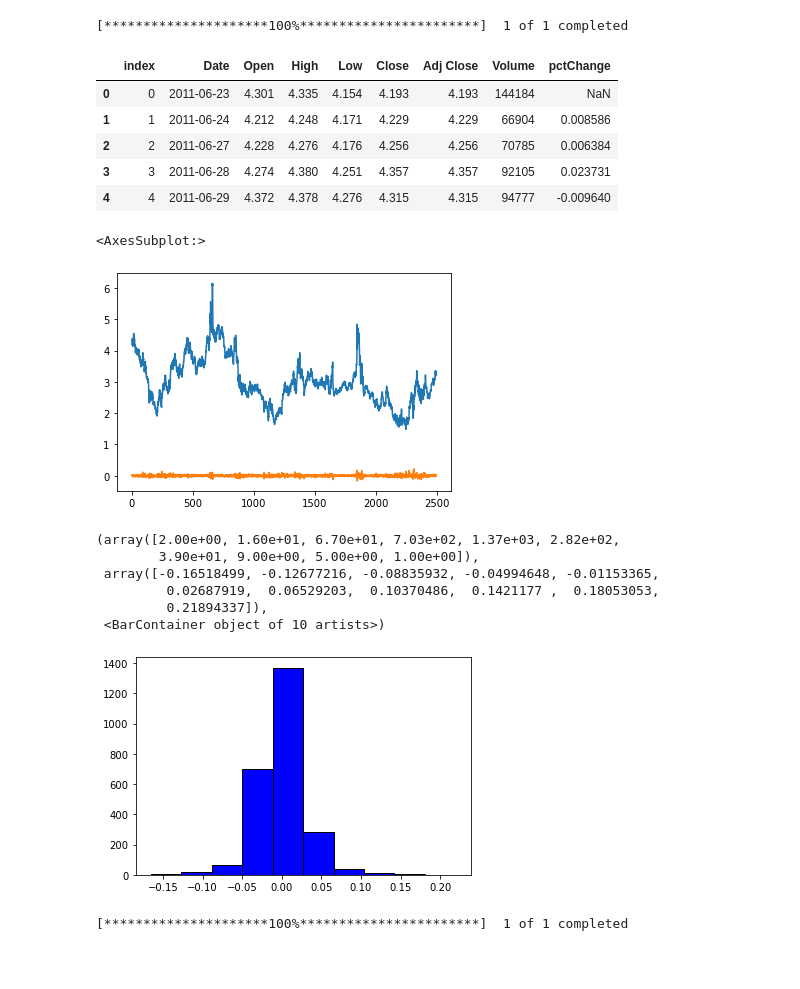
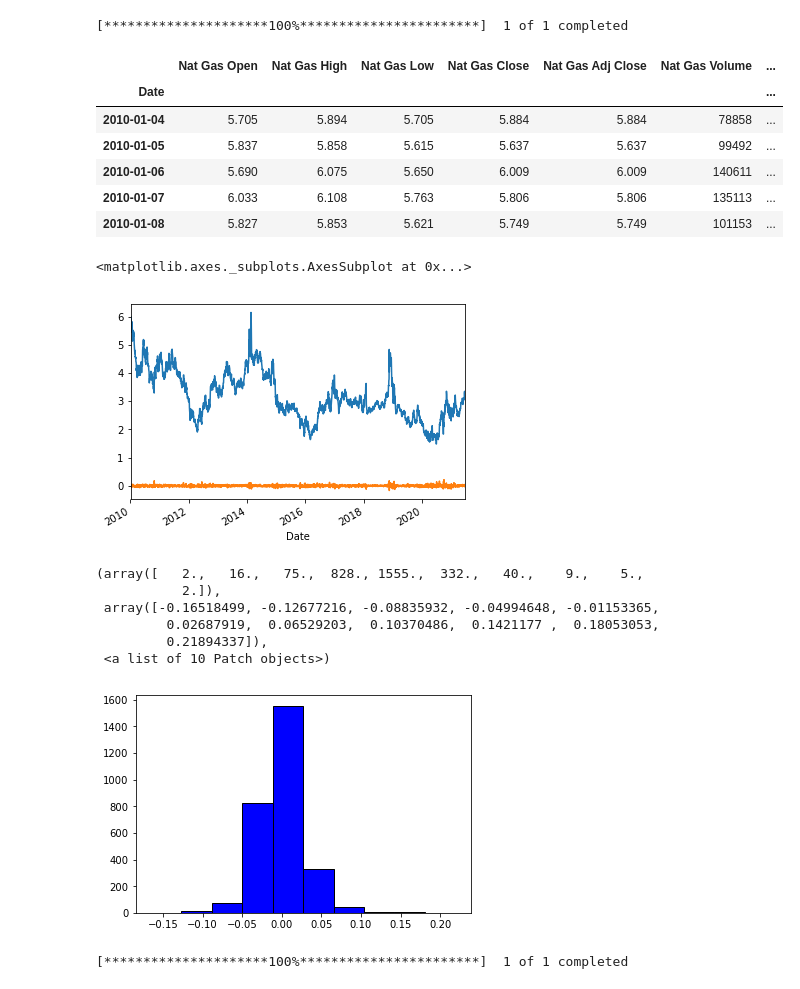
Before and after one commit to jvallikalam1/Project-3, a Jupyter notebook: Commodities.ipynb, the cells around one changed output. Saved outputs shown, nothing was run; the diff lists cells and outputs as text; code cells hidden in the pictures; blank space fills up the shorter version.

```diff
--- a/Commodities.ipynb
+++ b/Commodities.ipynb
@@ -31,38 +19,43 @@ import seaborn as sns
 # %%
 nat_gas = yf.Ticker("NG=F")
 # %%
-nat_gas_df = yf.download("NG=F", start="2011-06-23", end="2021-06-23")
+nat_gas_df = yf.download("NG=F", start="2010-1-1", end="2021-06-23")
 # %% [output]
 [*********************100%***********************]  1 of 1 completed
 # %%
 nat_gas_df = nat_gas_df.reset_index()
 # %%
 nat_gas_df["pctChange"]= nat_gas_df["Adj Close"].pct_change()
+# %%
+nat_gas_df.columns = ['Date', 'Nat Gas Open', 'Nat Gas High', 'Nat Gas Low', 'Nat Gas Close', 'Nat Gas Adj Close', 'Nat Gas Volume', 'Nat Gas pctChange']
+# %%
+nat_gas_df.set_index('Date', inplace=True)
 # %%
 nat_gas_df.head(5)
 # %% [output]
-|  | index | Date | Open | High | Low | Close | Adj Close | Volume | pctChange |
-| 0 | 0 | 2011-06-23 | 4.301 | 4.335 | 4.154 | 4.193 | 4.193 | 144184 | NaN |
-| 1 | 1 | 2011-06-24 | 4.212 | 4.248 | 4.171 | 4.229 | 4.229 | 66904 | 0.008586 |
-| 2 | 2 | 2011-06-27 | 4.228 | 4.276 | 4.176 | 4.256 | 4.256 | 70785 | 0.006384 |
-| 3 | 3 | 2011-06-28 | 4.274 | 4.380 | 4.251 | 4.357 | 4.357 | 92105 | 0.023731 |
-| 4 | 4 | 2011-06-29 | 4.372 | 4.378 | 4.276 | 4.315 | 4.315 | 94777 | -0.009640 |
+|  | Nat Gas Open | Nat Gas High | Nat Gas Low | Nat Gas Close | Nat Gas Adj Close | Nat Gas Volume | ... |
+| Date |  |  |  |  |  |  | ... |
+| 2010-01-04 | 5.705 | 5.894 | 5.705 | 5.884 | 5.884 | 78858 | ... |
+| 2010-01-05 | 5.837 | 5.858 | 5.615 | 5.637 | 5.637 | 99492 | ... |
+| 2010-01-06 | 5.690 | 6.075 | 5.650 | 6.009 | 6.009 | 140611 | ... |
+| 2010-01-07 | 6.033 | 6.108 | 5.763 | 5.806 | 5.806 | 135113 | ... |
+| 2010-01-08 | 5.827 | 5.853 | 5.621 | 5.749 | 5.749 | 101153 | ... |
 # %%
-nat_gas_df["Close"].plot()
-nat_gas_df["pctChange"].plot()
+nat_gas_df["Nat Gas Close"].plot()
+nat_gas_df["Nat Gas pctChange"].plot()
 # %% [output]
-<AxesSubplot:>
+<matplotlib.axes._subplots.AxesSubplot at 0x...>
-[figure, old version]
+[figure, new version]
 # %%
-plt.hist(nat_gas_df['pctChange'], color = 'blue', edgecolor = 'black')
+plt.hist(nat_gas_df['Nat Gas pctChange'], color = 'blue', edgecolor = 'black')
 # %% [output]
-(array([2.00e+00, 1.60e+01, 6.70e+01, 7.03e+02, 1.37e+03, 2.82e+02,
-        3.90e+01, 9.00e+00, 5.00e+00, 1.00e+00]),
+(array([   2.,   16.,   75.,  828., 1555.,  332.,   40.,    9.,    5.,
+           2.]),
  array([-0.16518499, -0.12677216, -0.08835932, -0.04994648, -0.01153365,
          0.02687919,  0.06529203,  0.10370486,  0.1421177 ,  0.18053053,
          0.21894337]),
- <BarContainer object of 10 artists>)
+ <a list of 10 Patch objects>)
-[figure, old version]
+[figure, new version]
 # %%
 crude_oil = yf.Ticker("CL=F")
 # %%
```
Also changed, not shown: parts of 24 cells of this notebook, 1 other file.
